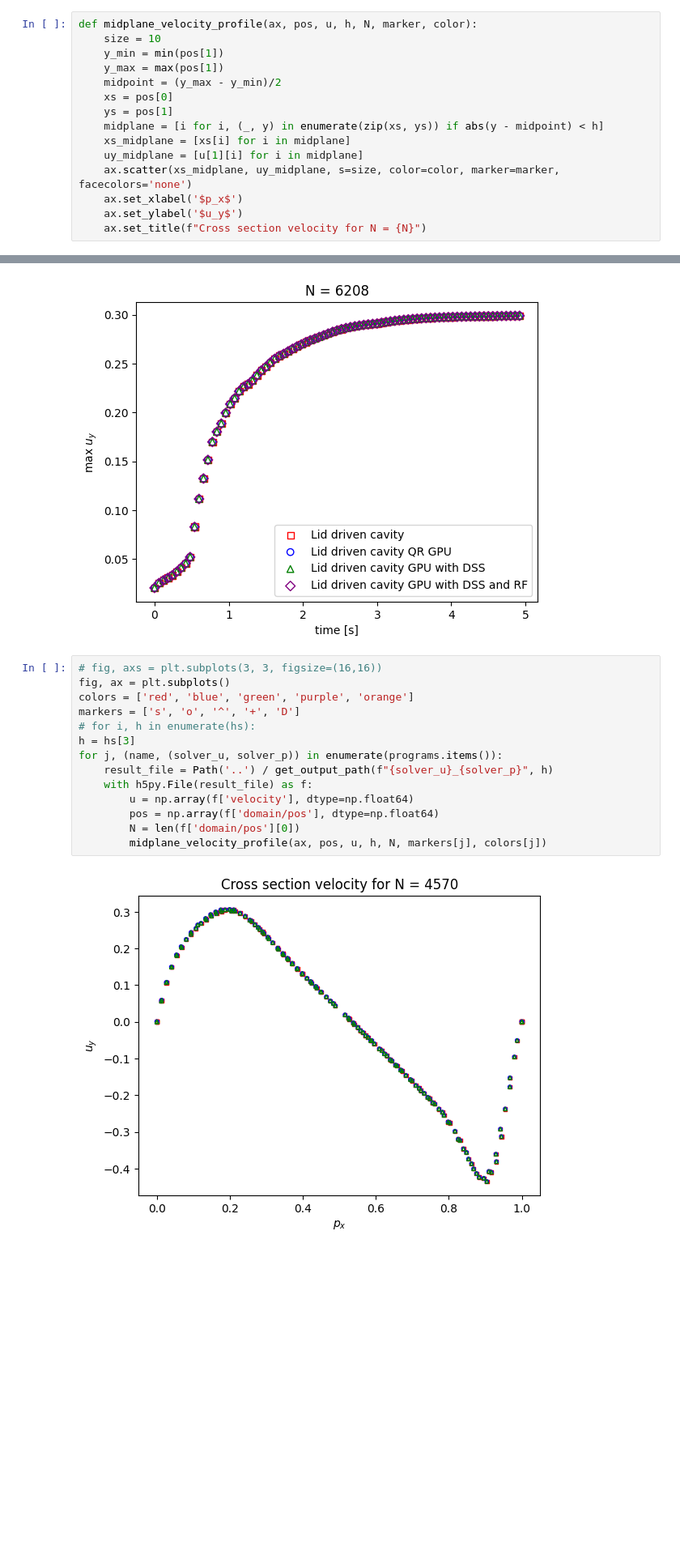
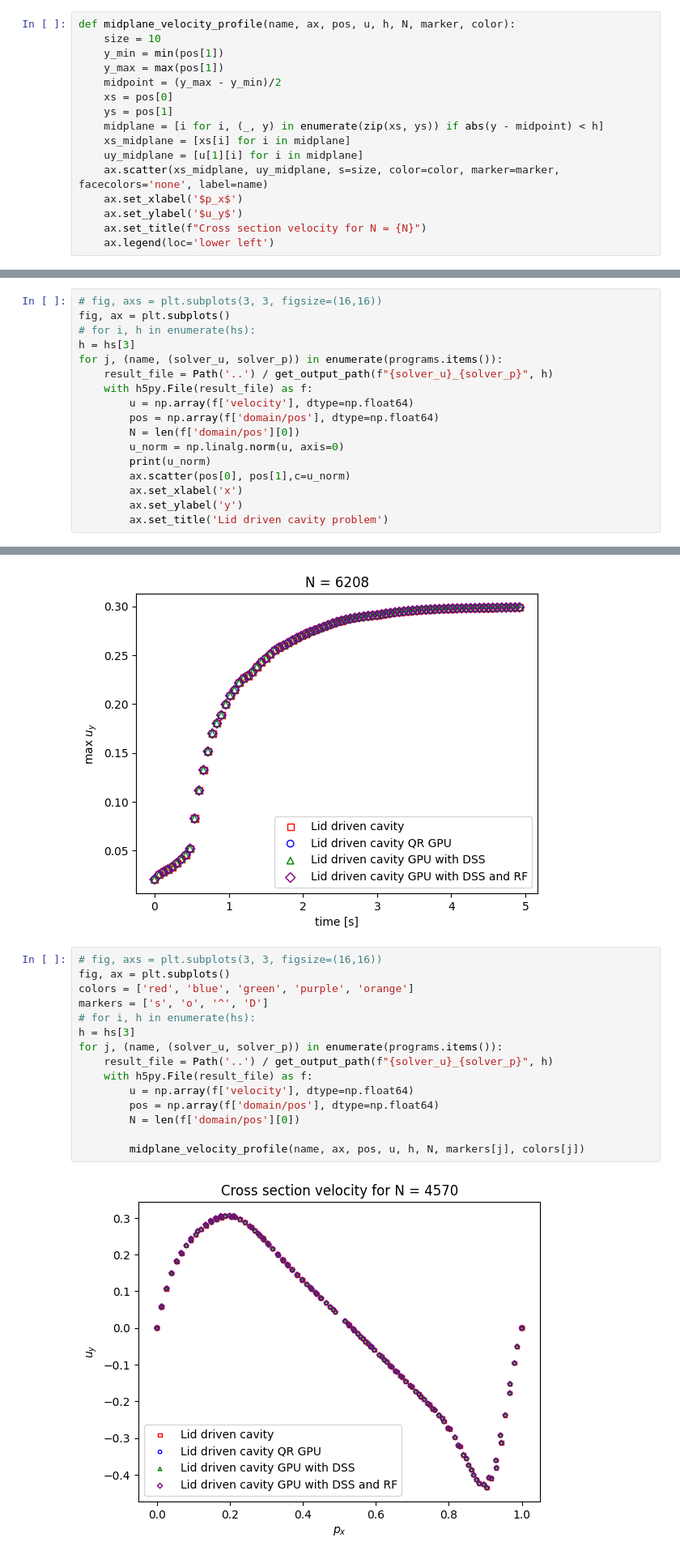
Before and after one commit to ggasper/lid-driven-cavity-gpu, a Jupyter notebook: benchmark/benchmark.ipynb, the cells around one changed output, grey strips where cells are left out. Shown at 81% size. Saved outputs shown, nothing was run; the diff lists cells and outputs as text; blank space fills up the shorter version.

```diff
--- a/benchmark/benchmark.ipynb
+++ b/benchmark/benchmark.ipynb
@@ -2,7 +2,7 @@
 import tempfile
 import numpy as np
 # %%
-def midplane_velocity_profile(ax, pos, u, h, N, marker, color):
+def midplane_velocity_profile(name, ax, pos, u, h, N, marker, color):
     size = 10
     y_min = min(pos[1])
     y_max = max(pos[1])
@@ -12,10 +12,11 @@ def midplane_velocity_profile(ax, pos, u, h, N, marker, color):
     midplane = [i for i, (_, y) in enumerate(zip(xs, ys)) if abs(y - midpoint) < h]
     xs_midplane = [xs[i] for i in midplane]
     uy_midplane = [u[1][i] for i in midplane]
-    ax.scatter(xs_midplane, uy_midplane, s=size, color=color, marker=marker, facecolors='none')
+    ax.scatter(xs_midplane, uy_midplane, s=size, color=color, marker=marker, facecolors='none', label=name)
     ax.set_xlabel('$p_x$')
     ax.set_ylabel('$u_y$')
     ax.set_title(f"Cross section velocity for N = {N}")
+    ax.legend(loc='lower left')
 # %% [markdown]
 # Execute all versions of lid driven cavity problem
 # %%
@@ -108,3 +109,20 @@ ax.legend()
 # %% [output]
 <matplotlib.legend.Legend at 0x...>
 [figure]
+# %%
+# fig, axs = plt.subplots(3, 3, figsize=(16,16))
+fig, ax = plt.subplots()
+# for i, h in enumerate(hs):
+h = hs[3]
+for j, (name, (solver_u, solver_p)) in enumerate(programs.items()):
+    result_file = Path('..') / get_output_path(f"{solver_u}_{solver_p}", h)
+    with h5py.File(result_file) as f:
+        u = np.array(f['velocity'], dtype=np.float64)
+        pos = np.array(f['domain/pos'], dtype=np.float64)
+        N = len(f['domain/pos'][0])
+        u_norm = np.linalg.norm(u, axis=0)
+        print(u_norm)
+        ax.scatter(pos[0], pos[1],c=u_norm)
+        ax.set_xlabel('x')
+        ax.set_ylabel('y')
+        ax.set_title('Lid driven cavity problem')
@@ -146,17 +172,18 @@ for name, (solver_u, solver_p) in programs.items():
 # %%
 # fig, axs = plt.subplots(3, 3, figsize=(16,16))
 fig, ax = plt.subplots()
 colors = ['red', 'blue', 'green', 'purple', 'orange']
-markers = ['s', 'o', '^', '+', 'D']
+markers = ['s', 'o', '^', 'D']
 # for i, h in enumerate(hs):
 h = hs[3]
 for j, (name, (solver_u, solver_p)) in enumerate(programs.items()):
     result_file = Path('..') / get_output_path(f"{solver_u}_{solver_p}", h)
     with h5py.File(result_file) as f:
         u = np.array(f['velocity'], dtype=np.float64)
         pos = np.array(f['domain/pos'], dtype=np.float64)
         N = len(f['domain/pos'][0])
-        midplane_velocity_profile(ax, pos, u, h, N, markers[j], colors[j])
+
+        midplane_velocity_profile(name, ax, pos, u, h, N, markers[j], colors[j])
 # %% [output]
-[figure, old version]
+[figure, new version]
 # %%
```
Also changed, not shown: parts of 3 cells of this notebook, 8 other files.
